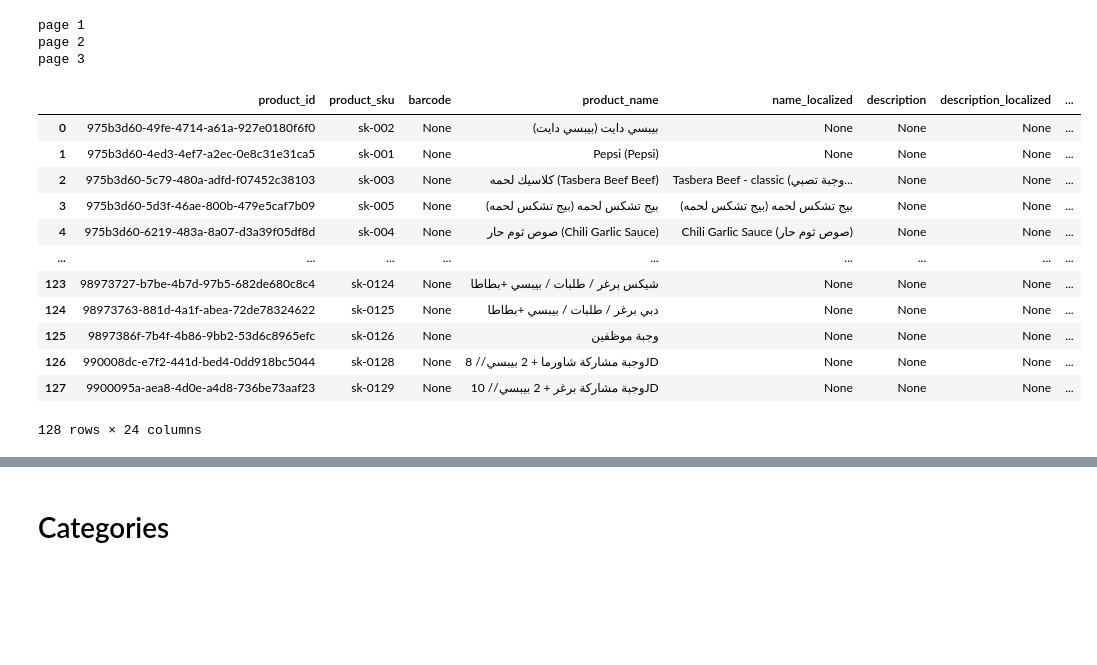
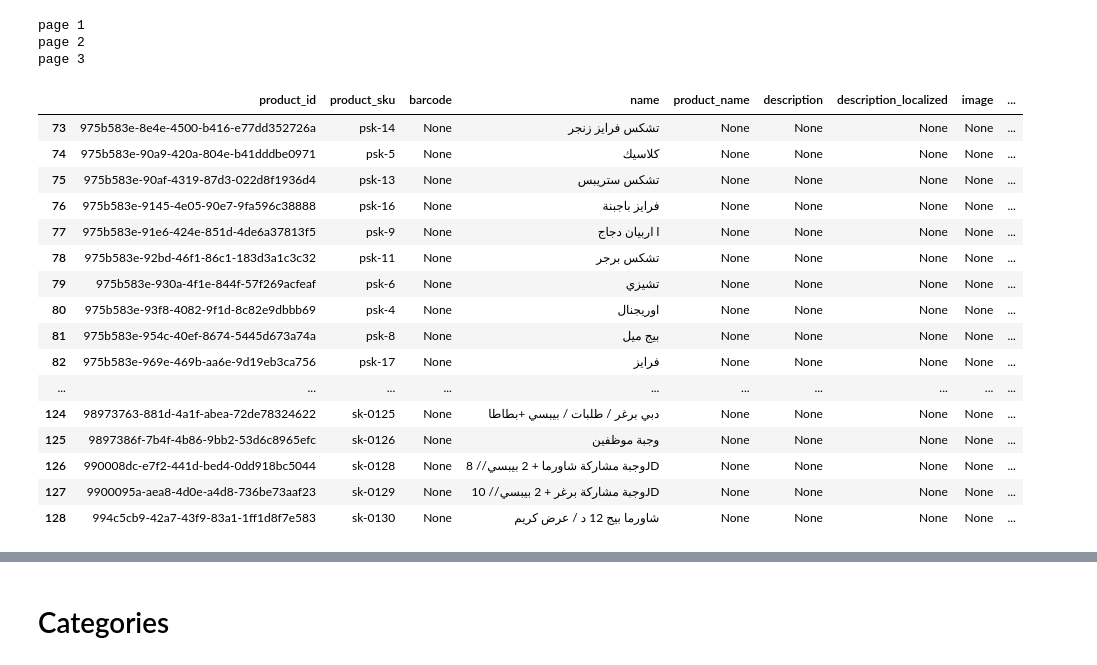
Before and after one commit to OmarHory/POS_CHATBOT_TEXT_TO_SQL, a Jupyter notebook: data_notebooks/orders/prepare_data.ipynb, the cells around one changed output, grey strips where cells are left out. Saved outputs shown, nothing was run; the diff lists cells and outputs as text; code cells hidden in the pictures; blank space fills up the shorter version.

```diff
--- a/data_notebooks/orders/prepare_data.ipynb
+++ b/data_notebooks/orders/prepare_data.ipynb
@@ -88,24 +90,31 @@ page 3
 # %%
-df_products = pd.DataFrame([item for sublist in list_responses for item in sublist])
-df_products['category_name'] = df_products['category'].apply(lambda x: x['name'])
+df_products['category_name'] = df_products['category'].apply(lambda x: x['name_localized'])
+df_products = df_products[~df_products.category_name.isna()]
+df_products['category_name'] = df_products['category_name'].apply(lambda x: x.capitalize())
+
 df_products['category_id'] = df_products['category'].apply(lambda x: x['id'])
-df_products.rename(columns={'id': 'product_id', 'name': 'product_name', 'sku':"product_sku"}, inplace=True)
+df_products.rename(columns={'id': 'product_id', 'name_localized': 'product_name', 'sku':"product_sku"}, inplace=True)
 df_products.drop('category', axis=1, inplace=True)
+# df_products = df_products[df_products.deleted_at.ina()]
 df_products
 # %% [output]
-|  | product_id | product_sku | barcode | product_name | name_localized | description | description_localized | ... |
-| 0 | 975b3d60-49fe-4714-a61a-927e0180f6f0 | sk-002 | None | بيبسي دايت (بيبسي دايت) | None | None | None | ... |
-| 1 | 975b3d60-4ed3-4ef7-a2ec-0e8c31e31ca5 | sk-001 | None | Pepsi (Pepsi) | None | None | None | ... |
-| 2 | 975b3d60-5c79-480a-adfd-f07452c38103 | sk-003 | None | كلاسيك لحمه (Tasbera Beef Beef) | Tasbera Beef - classic (وجبة تصبي... | None | None | ... |
-| 3 | 975b3d60-5d3f-46ae-800b-479e5caf7b09 | sk-005 | None | بيج تشكس لحمه (بيج تشكس لحمه) | بيج تشكس لحمه (بيج تشكس لحمه) | None | None | ... |
-| 4 | 975b3d60-6219-483a-8a07-d3a39f05df8d | sk-004 | None | صوص ثوم حار (Chili Garlic Sauce) | Chili Garlic Sauce (صوص ثوم حار) | None | None | ... |
-| ... | ... | ... | ... | ... | ... | ... | ... | ... |
-| 123 | 98973727-b7be-4b7d-97b5-682de680c8c4 | sk-0124 | None | شيكس برغر / طلبات / بيبسي +بطاطا | None | None | None | ... |
-| 124 | 98973763-881d-4a1f-abea-72de78324622 | sk-0125 | None | دبي برغر / طلبات / بيبسي +بطاطا | None | None | None | ... |
-| 125 | 9897386f-7b4f-4b86-9bb2-53d6c8965efc | sk-0126 | None | وجبة موظفين | None | None | None | ... |
-| 126 | 990008dc-e7f2-441d-bed4-0dd918bc5044 | sk-0128 | None | وجبة مشاركة شاورما + 2 بيبسي // 8JD | None | None | None | ... |
-| 127 | 9900095a-aea8-4d0e-a4d8-736be73aaf23 | sk-0129 | None | وجبة مشاركة برغر + 2 بيبسي // 10JD | None | None | None | ... |
+|  | product_id | product_sku | barcode | name | product_name | description | description_localized | image | ... |
+| 73 | 975b583e-8e4e-4500-b416-e77dd352726a | psk-14 | None | تشكس فرايز زنجر | None | None | None | None | ... |
+| 74 | 975b583e-90a9-420a-804e-b41dddbe0971 | psk-5 | None | كلاسيك | None | None | None | None | ... |
+| 75 | 975b583e-90af-4319-87d3-022d8f1936d4 | psk-13 | None | تشكس ستريبس | None | None | None | None | ... |
+| 76 | 975b583e-9145-4e05-90e7-9fa596c38888 | psk-16 | None | فرايز باجبنة | None | None | None | None | ... |
+| 77 | 975b583e-91e6-424e-851d-4de6a37813f5 | psk-9 | None | اربيان دجاج l | None | None | None | None | ... |
+| 78 | 975b583e-92bd-46f1-86c1-183d3a1c3c32 | psk-11 | None | تشكس برجر | None | None | None | None | ... |
+| 79 | 975b583e-930a-4f1e-844f-57f269acfeaf | psk-6 | None | تشيزي | None | None | None | None | ... |
+| 80 | 975b583e-93f8-4082-9f1d-8c82e9dbbb69 | psk-4 | None | اوريجنال | None | None | None | None | ... |
+| 81 | 975b583e-954c-40ef-8674-5445d673a74a | psk-8 | None | بيج ميل | None | None | None | None | ... |
+| 82 | 975b583e-969e-469b-aa6e-9d19eb3ca756 | psk-17 | None | فرايز | None | None | None | None | ... |
+| ... | ... | ... | ... | ... | ... | ... | ... | ... | ... |
+| 124 | 98973763-881d-4a1f-abea-72de78324622 | sk-0125 | None | دبي برغر / طلبات / بيبسي +بطاطا | None | None | None | None | ... |
+| 125 | 9897386f-7b4f-4b86-9bb2-53d6c8965efc | sk-0126 | None | وجبة موظفين | None | None | None | None | ... |
+| 126 | 990008dc-e7f2-441d-bed4-0dd918bc5044 | sk-0128 | None | وجبة مشاركة شاورما + 2 بيبسي // 8JD | None | None | None | None | ... |
+| 127 | 9900095a-aea8-4d0e-a4d8-736be73aaf23 | sk-0129 | None | وجبة مشاركة برغر + 2 بيبسي // 10JD | None | None | None | None | ... |
+| 128 | 994c5cb9-42a7-43f9-83a1-1ff1d8f7e583 | sk-0130 | None | شاورما بيج 12 د / عرض كريم | None | None | None | None | ... |
-128 rows × 24 columns
 # %%
 df_products.isnull().sum()
 # %% [output]
```
Also changed, not shown: parts of 22 cells of this notebook, 3 other files.
